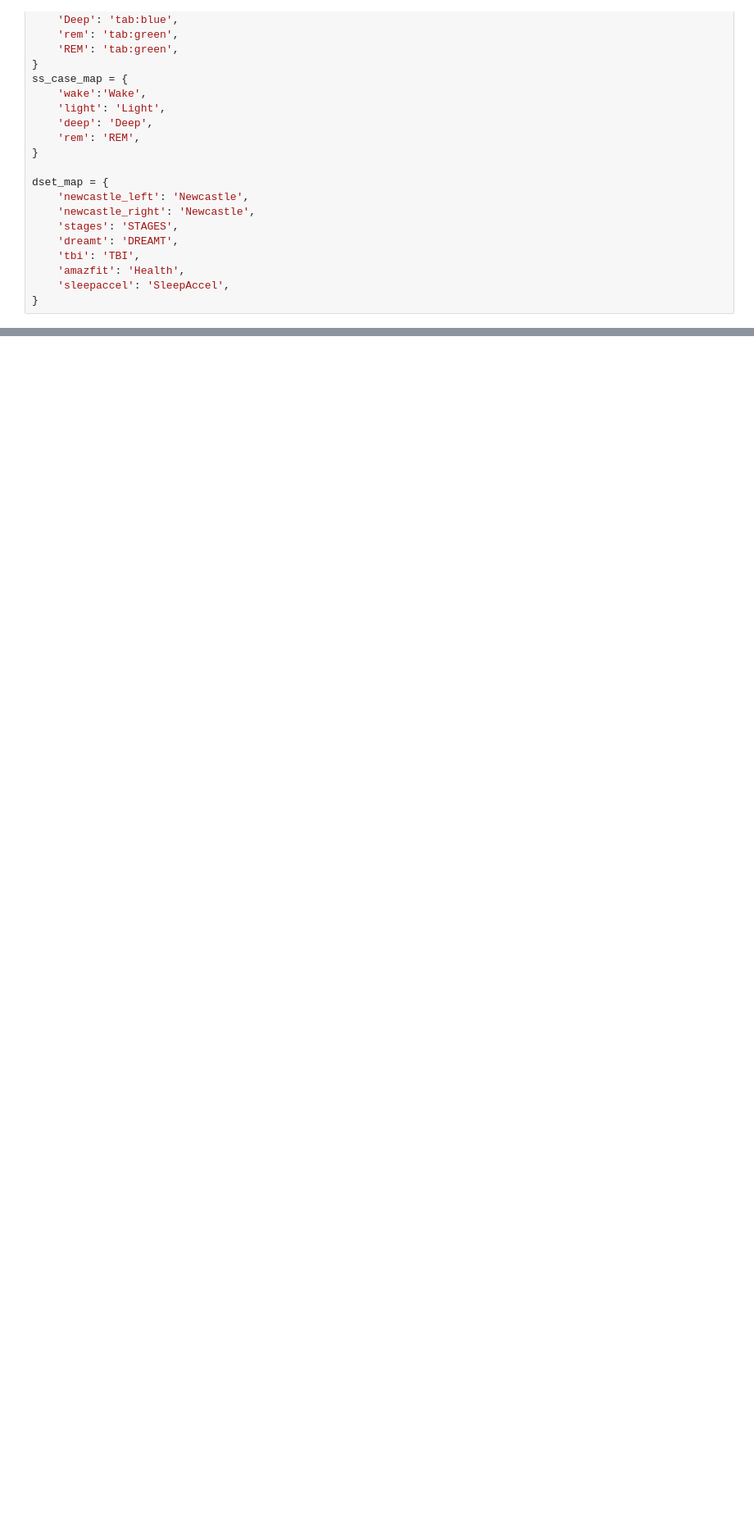
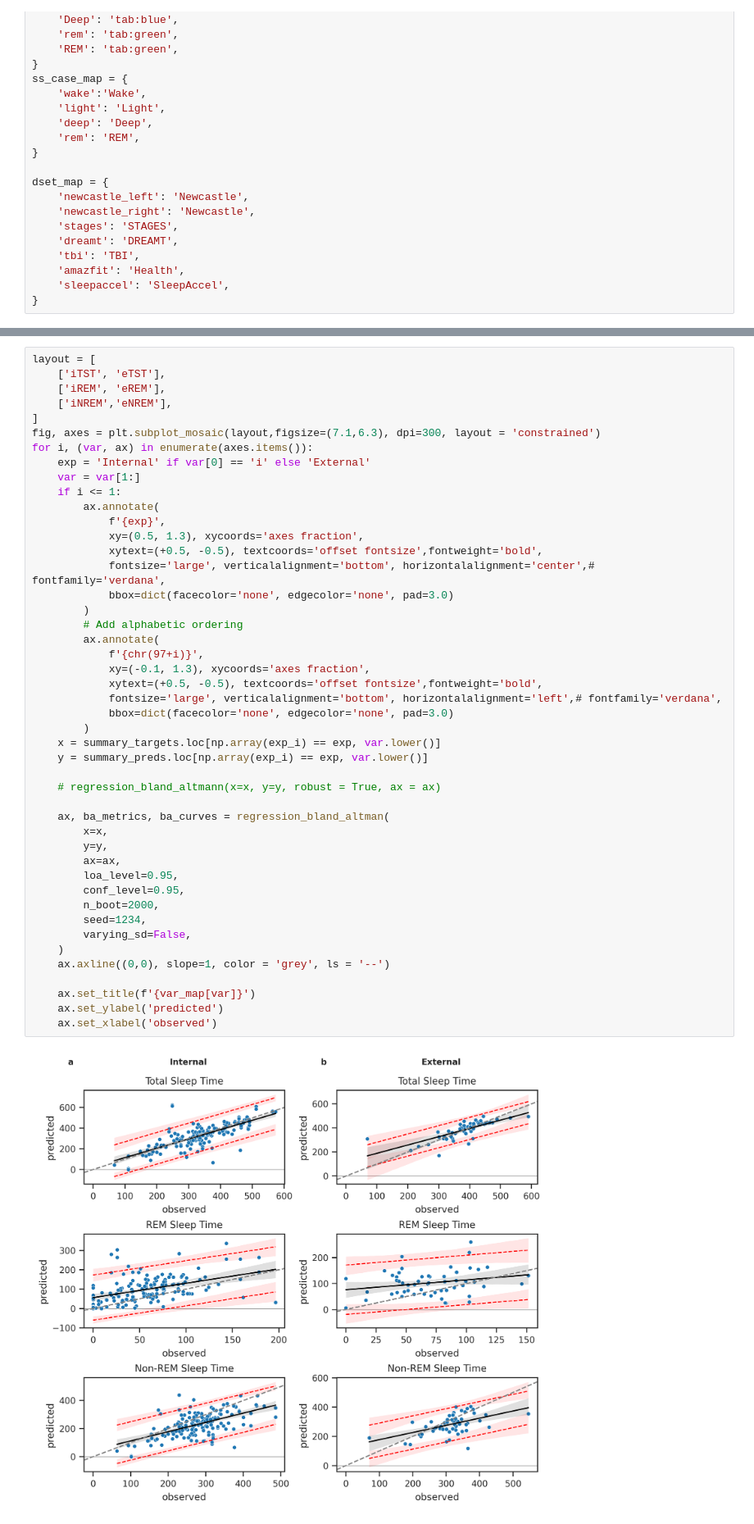
Before and after one commit to NielsRLorenzen/AcceleRest, a Jupyter notebook: notebooks/lin_internal_vs_external_cmat_ba.ipynb, the cells around one changed output, grey strips where cells are left out. Shown at 82% size. Drawn from its saved outputs; the diff is of its cells as text; blank space fills up the shorter version.

```diff
--- a/notebooks/lin_internal_vs_external_cmat_ba.ipynb
+++ b/notebooks/lin_internal_vs_external_cmat_ba.ipynb
@@ -928,3 +2839,51 @@ errors.append(errors_)
+# %%
+layout = [
+    ['iTST', 'eTST'],
+    ['iREM', 'eREM'],
+    ['iNREM','eNREM'],
+]
+fig, axes = plt.subplot_mosaic(layout,figsize=(7.1,6.3), dpi=300, layout = 'constrained')
+for i, (var, ax) in enumerate(axes.items()):
+    exp = 'Internal' if var[0] == 'i' else 'External'
+    var = var[1:]
+    if i <= 1:
+        ax.annotate(
+            f'{exp}',
+            xy=(0.5, 1.3), xycoords='axes fraction',
+            xytext=(+0.5, -0.5), textcoords='offset fontsize',fontweight='bold',
+            fontsize='large', verticalalignment='bottom', horizontalalignment='center',# fontfamily='verdana',
+            bbox=dict(facecolor='none', edgecolor='none', pad=3.0)
+        )
+        # Add alphabetic ordering
+        ax.annotate(
+            f'{chr(97+i)}',
+            xy=(-0.1, 1.3), xycoords='axes fraction',
+            xytext=(+0.5, -0.5), textcoords='offset fontsize',fontweight='bold',
+            fontsize='large', verticalalignment='bottom', horizontalalignment='left',# fontfamily='verdana',
+            bbox=dict(facecolor='none', edgecolor='none', pad=3.0)
+        )
+    x = summary_targets.loc[np.array(exp_i) == exp, var.lower()]
+    y = summary_preds.loc[np.array(exp_i) == exp, var.lower()]
+
+    # regression_bland_altmann(x=x, y=y, robust = True, ax = ax)
+
+    ax, ba_metrics, ba_curves = regression_bland_altman(
+        x=x,
+        y=y,
+        ax=ax,
+        loa_level=0.95,
+        conf_level=0.95,
+        n_boot=2000,
+        seed=1234,
+        varying_sd=False,
+    )
+    ax.axline((0,0), slope=1, color = 'grey', ls = '--')
+
+    ax.set_title(f'{var_map[var]}')
+    ax.set_ylabel('predicted')
+    ax.set_xlabel('observed')
+# %% [output]
+[figure, added]
 # %%
 ba_lin = pd.DataFrame(ba_summaries[0], columns=['Bias','LoA_upper','LoA_lower', 'Variable']).round(2)
 ba_lstmc = pd.DataFrame(ba_summaries[1],  columns=['Bias','LoA_upper','LoA_lower', 'Variable']).round(2)
```
Also changed, not shown: parts of 17 cells of this notebook, 16 other files.
